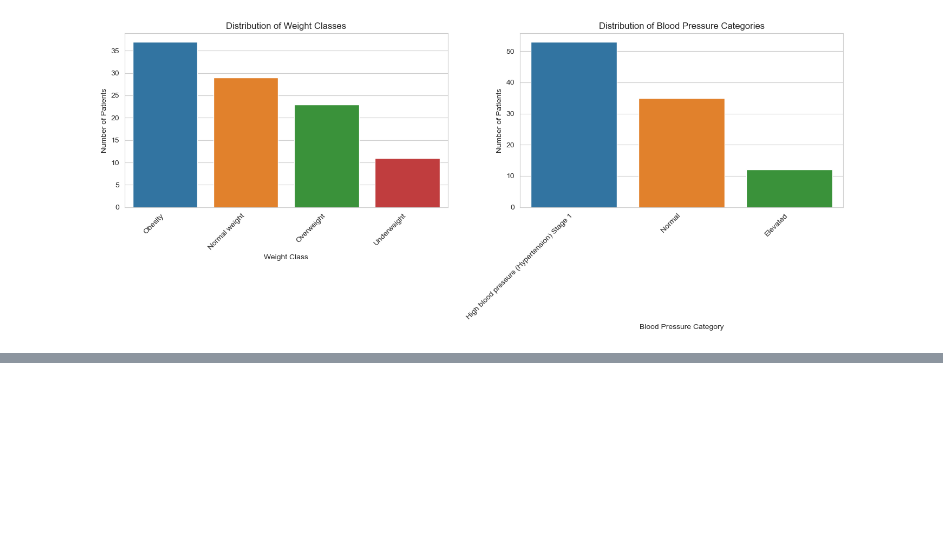
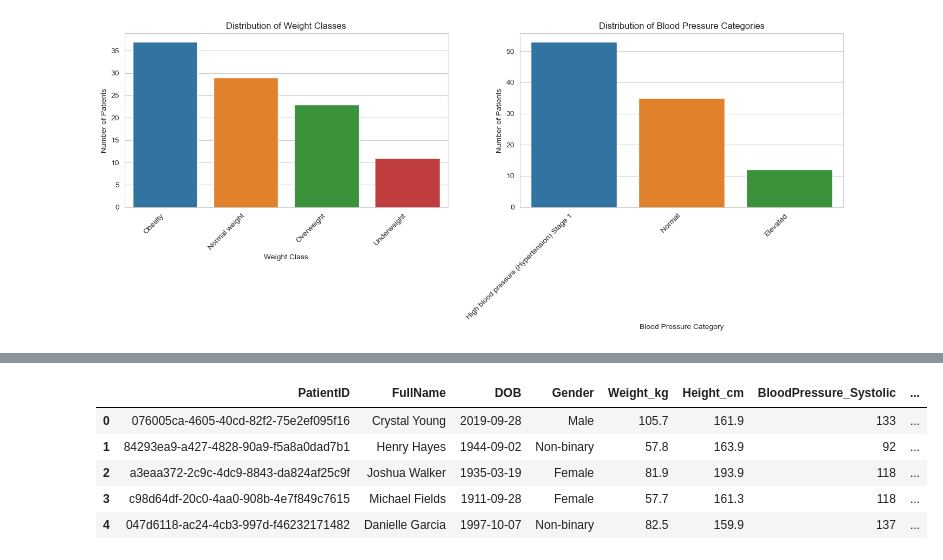
Before and after one commit to xwalls-github/Patient-Exam, a Jupyter notebook: patient_exam.ipynb, the cells around one changed output, grey strips where cells are left out. Drawn from its saved outputs; the diff is of its cells as text; code cells hidden in the pictures; blank space fills up the shorter version.

Commit message:
Add data for hypertension risk, prediction

```diff
--- a/patient_exam.ipynb
+++ b/patient_exam.ipynb
@@ -176,0 +204,39 @@ plt.show()
+# %%
+from faker import Faker
+import numpy as np
+
+fake = Faker()
+
+# Assume we have 100 patients already from the patients_data.csv and we want to add more features
+num_patients = 100
+
+# Generating fake historical data for patients
+additional_data = {
+    'Diet': [fake.random_element(elements=('Poor', 'Average', 'Good')) for _ in range(num_patients)],
+    'Exercise': [fake.random_element(elements=('None', 'Occasional', 'Regular', 'Intensive')) for _ in range(num_patients)],
+    'StressLevel': [fake.random_element(elements=('Low', 'Medium', 'High')) for _ in range(num_patients)],
+    'SleepPattern': [fake.random_element(elements=('Poor', 'Average', 'Good')) for _ in range(num_patients)],
+    'FamilyHistory_Hypertension': [fake.random_element(elements=(False, True)) for _ in range(num_patients)]
+}
+
+# Convert the additional data to a DataFrame
+additional_data_df = pd.DataFrame(additional_data)
+
+# Load the existing patient data
+patients_data_df = pd.read_csv('patients_data.csv')
+
+# If the existing patient data contains more than 100 records, truncate it for the sake of this example
+patients_data_df = patients_data_df.head(num_patients)
+
+# Combine the existing data with the additional data
+combined_data_df = pd.concat([patients_data_df, additional_data_df], axis=1)
+
+# Now we have our combined data with additional features, let's display the head of the dataframe to verify
+combined_data_df.head()
+# %% [output]
+|  | PatientID | FullName | DOB | Gender | Weight_kg | Height_cm | BloodPressure_Systolic | ... |
+| 0 | 076005ca-4605-40cd-82f2-75e2ef095f16 | Crystal Young | 2019-09-28 | Male | 105.7 | 161.9 | 133 | ... |
+| 1 | 84293ea9-a427-4828-90a9-f5a8a0dad7b1 | Henry Hayes | 1944-09-02 | Non-binary | 57.8 | 163.9 | 92 | ... |
+| 2 | a3eaa372-2c9c-4dc9-8843-da824af25c9f | Joshua Walker | 1935-03-19 | Female | 81.9 | 193.9 | 118 | ... |
+| 3 | c98d64df-20c0-4aa0-908b-4e7f849c7615 | Michael Fields | 1911-09-28 | Female | 57.7 | 161.3 | 118 | ... |
+| 4 | 047d6118-ac24-4cb3-997d-f46232171482 | Danielle Garcia | 1997-10-07 | Non-binary | 82.5 | 159.9 | 137 | ... |
```
Also changed, not shown: parts of 2 cells of this notebook.
